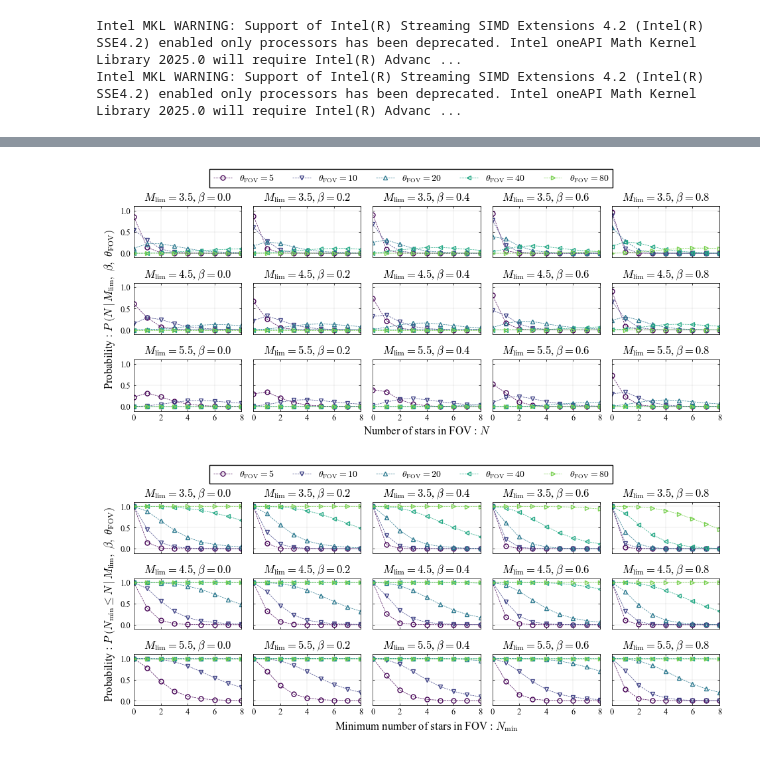
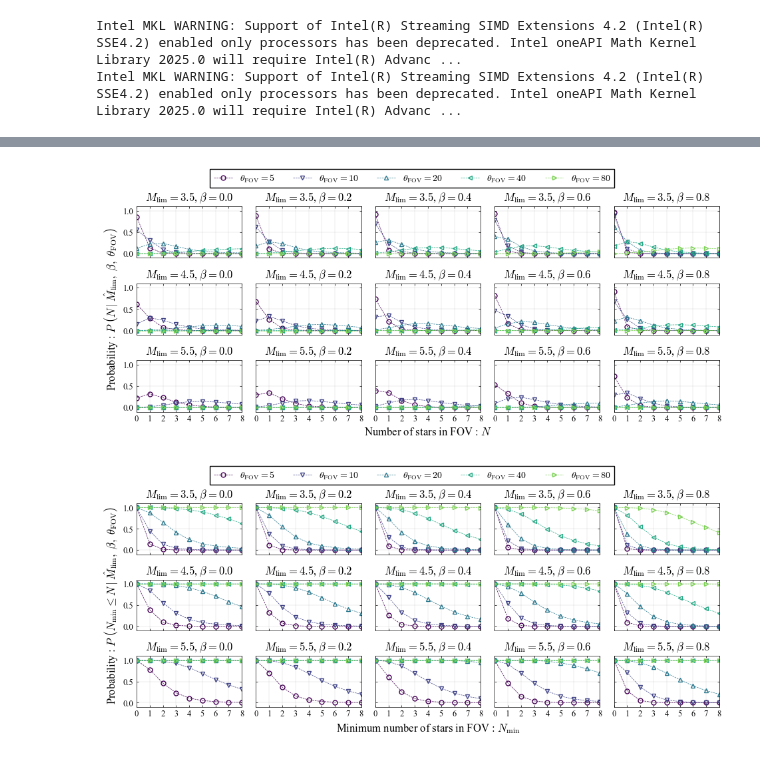
Before and after one commit to NAOE-5thLab/subgraph-isomorphism-based-starID-analysis, a Jupyter notebook: src/JMST2024/observable_stars.ipynb, the cells around one changed output, grey strips where cells are left out. Saved outputs shown, nothing was run; the diff lists cells and outputs as text; code cells hidden in the pictures.

```diff
--- a/src/JMST2024/observable_stars.ipynb
+++ b/src/JMST2024/observable_stars.ipynb
@@ -109,9 +92,11 @@ def line_gene(path):
 fig, axes = plt.subplots(3, 5, sharex=True, sharey=True, figsize=(4.8*2, 4), dpi=100)
 
 axes[2, 2].set_xlabel('Number of stars in FOV : $N$')
-axes[1, 0].set_ylabel('Probability : $P \\ \\left(N \\mid M_{\\mathrm{lim}},\\ \\beta,\\ \\theta_{\\mathrm{FOV}}\\right)$')
+axes[1, 0].set_ylabel('Probability : $P \\ \\left(N \\mid \\hat{M}_{\\mathrm{lim}},\\ \\beta,\\ \\theta_{\\mathrm{FOV}}\\right)$')
 axes[0, 0].set_xlim(0, 8)
 axes[0, 0].set_ylim(-0.1, 1.1)
+axes[0, 0].set_xticks(list(range(0, 9)))
+axes[0, 0].set_xticklabels(list(range(0, 9)))
 
 markers = ["o", "v", "^", "<", ">"]
 kwargs = {"ls": "dashed", "lw": 0.5, "markersize": 5, "markerfacecolor":'none'}
@@ -129,41 +114,43 @@ for ii, beta in enumerate(beta_list):
 
 M_lim = 4.5
 for ii, beta in enumerate(beta_list):
     ax = axes[1, ii]
     for i, theta_FOV in enumerate(theta_FOV_list):
         kwargs.update({"color": cmap(i/len(theta_FOV_list)), "marker": markers[i], "label": "$\\theta_{\\mathrm{FOV}}=$"+f"${theta_FOV}$"})
         path = f"{log_dir}/hist_FOV{theta_FOV}_M{M_lim}_beta{beta}.dat"
         pN = [float(line) for line in line_gene(path)]
         ax.plot(range(len(pN)), pN, **kwargs)
     # ax.legend()
     ax.set_title("$M_{\\mathrm{lim}}=$"+f"${M_lim}$" + ", $\\beta=$"+f"${beta}$")
 
 M_lim = 5.5
 for ii, beta in enumerate(beta_list):
     ax = axes[2, ii]
     for i, theta_FOV in enumerate(theta_FOV_list):
         kwargs.update({"color": cmap(i/len(theta_FOV_list)), "marker": markers[i], "label": "$\\theta_{\\mathrm{FOV}}=$"+f"${theta_FOV}$"})
         path = f"{log_dir}/hist_FOV{theta_FOV}_M{M_lim}_beta{beta}.dat"
         pN = [float(line) for line in line_gene(path)]
         ax.plot(range(len(pN)), pN, **kwargs)
     # ax.legend()
     ax.set_title("$M_{\\mathrm{lim}}=$"+f"${M_lim}$" + ", $\\beta=$"+f"${beta}$")
 
 lines_labels = [axes[0, 0].get_legend_handles_labels()]
 lines, labels = [sum(lol, []) for lol in zip(*lines_labels)]
 fig.legend(lines, labels, bbox_to_anchor=(0.5, 1.01), loc="center", ncol=5)
 
 fig.tight_layout()
 fig.savefig(f"{log_dir}/obs_distribution.pdf", bbox_inches='tight')
 # %% [output]
-[figure, old version]
+[figure, new version]
 # %%
 fig, axes = plt.subplots(3, 5, sharex=True, sharey=True, figsize=(4.8*2, 4), dpi=100)
 
 axes[2, 2].set_xlabel('Minimum number of stars in FOV : $N_{\\mathrm{min}}$')
-axes[1, 0].set_ylabel('Probability : $P \\ \\left(N_{\\mathrm{min}} \\leq N \\mid M_{\\mathrm{lim}},\\ \\beta,\\ \\theta_{\\mathrm{FOV}}\\right)$')
+axes[1, 0].set_ylabel('Probability : $P \\ \\left(N_{\\mathrm{min}} \\leq N \\mid \\hat{M}_{\\mathrm{lim}},\\ \\beta,\\ \\theta_{\\mathrm{FOV}}\\right)$')
 axes[0, 0].set_xlim(0, 8)
 axes[0, 0].set_ylim(-0.1, 1.1)
+axes[0, 0].set_xticks(list(range(0, 9)))
+axes[0, 0].set_xticklabels(list(range(0, 9)))
 
 markers = ["o", "v", "^", "<", ">"]
 kwargs = {"ls": "dashed", "lw": 0.5, "markersize": 5, "markerfacecolor":'none'}
@@ -211,4 +198,4 @@ fig.legend(lines, labels, bbox_to_anchor=(0.5, 1.01), loc="center", ncol=5)
 fig.tight_layout()
 fig.savefig(f"{log_dir}/obs_cum_distribution.pdf", bbox_inches='tight')
 # %% [output]
-[figure, old version]
+[figure, new version]
```
Also changed, not shown: parts of 4 cells of this notebook, 7 other files.
